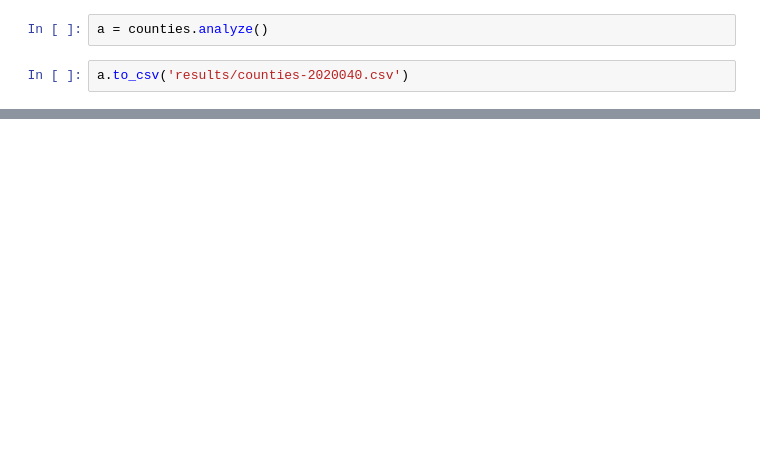
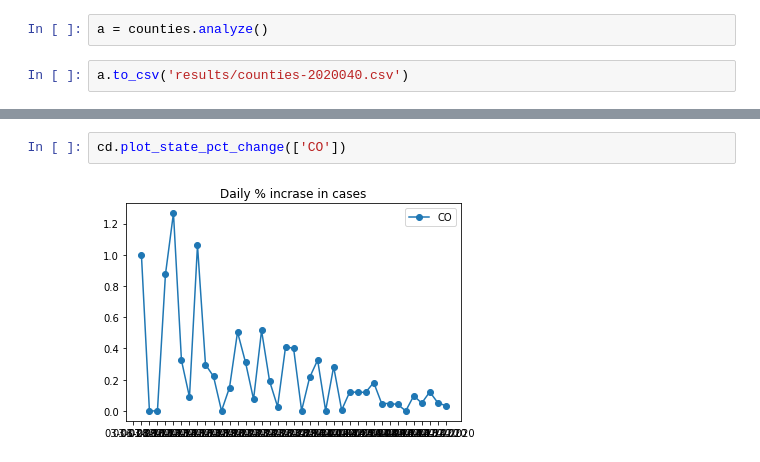
Before and after one commit to nearwalden/covid-compute, a Jupyter notebook: testing2.ipynb, the cells around one changed output, grey strips where cells are left out. Cells and saved outputs as stored; diff of their text form; blank space fills up the shorter version.

```diff
--- a/testing2.ipynb
+++ b/testing2.ipynb
@@ -66,0 +181,4 @@ Name: pct_change_2day, dtype: int64
+# %%
+cd.plot_state_pct_change(['CO'])
+# %% [output]
+[figure, added]
```
Also changed, not shown: parts of 24 cells of this notebook, 11 other files.
